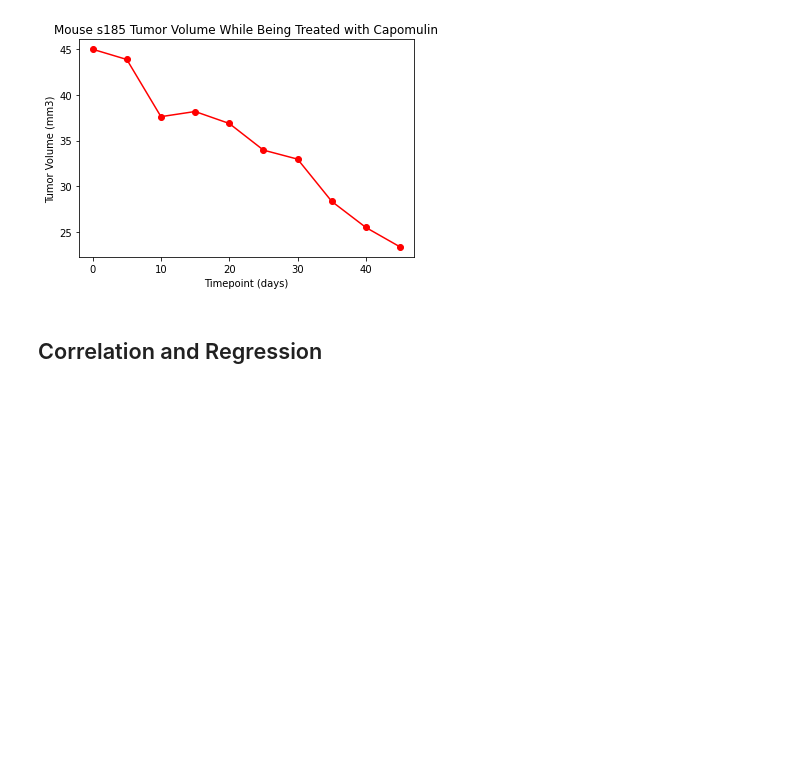
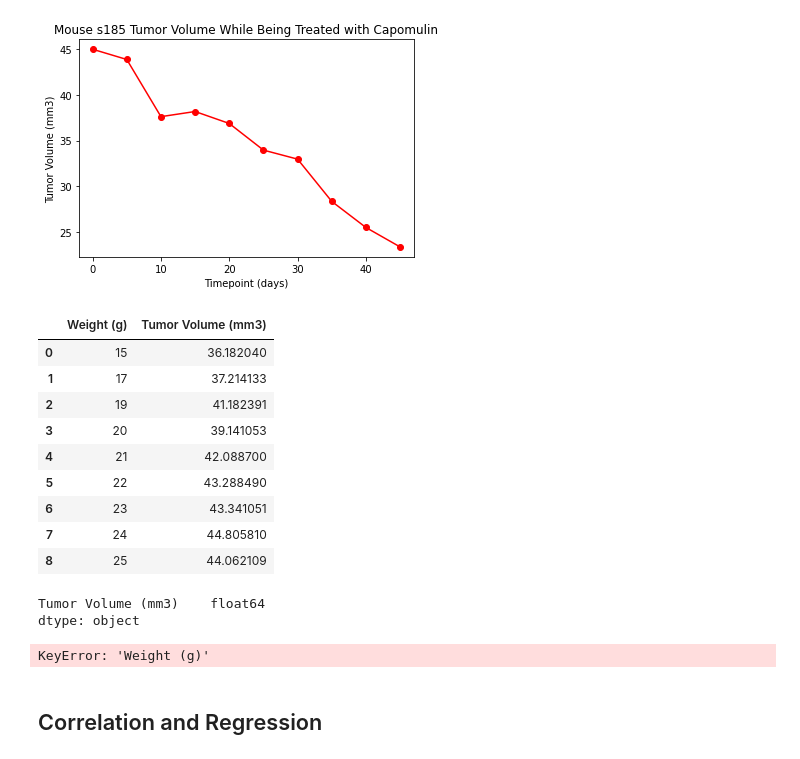
Before and after one commit to potterc22/MatPlotLib-Challenge, a Jupyter notebook: pymaceuticals_starter.ipynb, the cells around one changed output. Drawn from its saved outputs; the diff is of its cells as text; code cells hidden in the pictures; blank space fills up the shorter version.

```diff
--- a/pymaceuticals_starter.ipynb
+++ b/pymaceuticals_starter.ipynb
@@ -250,8 +272,38 @@ plt.xlim(-2,47)
 plt.show()
 # %% [output]
 [figure]
+# %%
+# Generate a scatter plot of mouse weight versus average tumor volume for the Capomulin regimen
+# Remove all columns but weight and tumor volume from Capomulin data
+weight_vs_vol_data = Capomulin[['Weight (g)', 'Tumor Volume (mm3)']]
+# group by weight
+weights = weight_vs_vol_data.groupby('Weight (g)')
+# calculate the average tumor volume for each weight
+scatter_data = pd.DataFrame(weights['Tumor Volume (mm3)'].mean())
+# reset the index to allow me to use the weight column for the graph
+scatter_data.reset_index()
+# %% [output]
+|  | Weight (g) | Tumor Volume (mm3) |
+| 0 | 15 | 36.182040 |
+| 1 | 17 | 37.214133 |
+| 2 | 19 | 41.182391 |
+| 3 | 20 | 39.141053 |
+| 4 | 21 | 42.088700 |
+| 5 | 22 | 43.288490 |
+| 6 | 23 | 43.341051 |
+| 7 | 24 | 44.805810 |
+| 8 | 25 | 44.062109 |
+# %%
+scatter_data.dtypes
+# %% [output]
+Tumor Volume (mm3)    float64
+dtype: object
 # %%
 # Generate a scatter plot of mouse weight versus average tumor volume for the Capomulin regimen
+scatter_data.plot(kind='scatter', x='Weight (g)', y='Tumor Volume (mm3)', grid=True, figsize=(8,8), title='Mouse Weight vs Average Tumor Volume')
+plt.show()
+# %% [output]
+KeyError: 'Weight (g)'
 # %% [markdown]
 ## Correlation and Regression
 # %%
```
Also changed, not shown: parts of 2 cells of this notebook.
